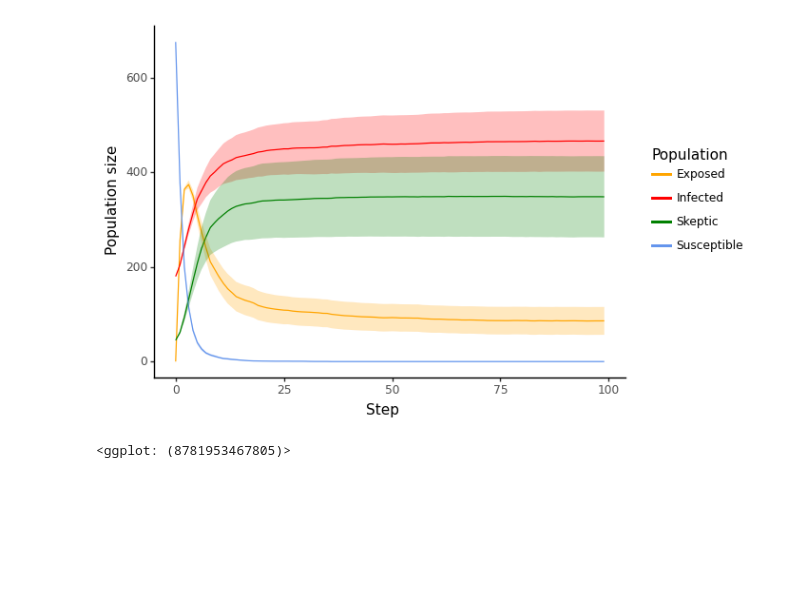
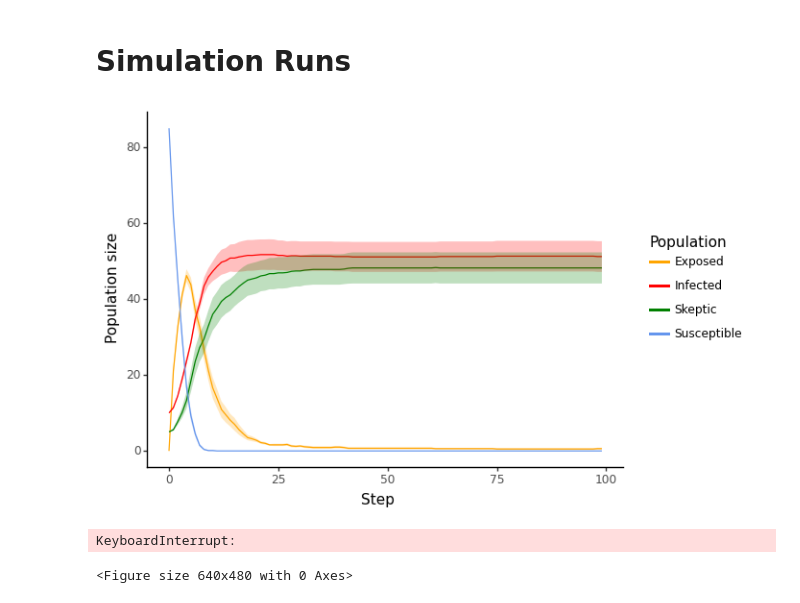
Before and after one commit to ChrisWitzany/opinion_network_model, a Jupyter notebook: main.ipynb, the cells around one changed output. Saved outputs shown, nothing was run; the diff lists cells and outputs as text; code cells hidden in the pictures; blank space fills up the shorter version.

```diff
--- a/main.ipynb
+++ b/main.ipynb
@@ -108,7 +129,7 @@ def sum_agents(model, state_labels):
 
 def run_replicates(new_model, state_labels, n_replicates, n_steps):
 
-    for i in tqdm(range(n_replicates), desc="Run:"):
+    for i in tqdm(range(n_replicates), desc="Run"):
 
         #(re-)initiate model
         model = new_model()
@@ -145,5 +166,7 @@ def plot_trajectories(data, colors_ggplot):
     + p9.theme_classic()
     )
 
+    plot.draw(show=True)
+
     return plot
 # %%
@@ -159,13 +176,32 @@ def plot_trajectories(data, colors_ggplot):
+# %% [markdown]
+# Simulation Runs
 # %%
-dynamics, network = ModelType.SEIZM, NetworkType.WINDMILL
+def run(dynamics, network):
+    df = run_replicates(
+        lambda: create_model(dynamics, network),
+        state_labels=params[dynamics]['state_labels'],
+        n_replicates=10,
+        n_steps=100)
 
-df = run_replicates(
-    lambda: create_model(dynamics, network),
-    state_labels=params[dynamics]['state_labels'],
-    n_replicates=10,
-    n_steps=100)
-
-plot_trajectories(df, {label: color for label, color in params[dynamics]['state_labels']})
+    plot_trajectories(df, {label: color for label, color in params[dynamics]['state_labels']})
-# %% [output]
-[figure, removed]
-<ggplot: (8781953467805)>
+# %%
+dynamics, network = ModelType.SEIZM, NetworkType.GAUSSIAN_RANDOM_PARTITION  # by changing those two parameters you can set model dynamics and network topology
+for i in range(20):
+    params[dynamics]['model'] = SEIZMModel.Params(
+            initial_infected = 0.1,
+            initial_skeptics = 0.05,
+            prob_S_with_I = 0.1,
+            prob_S_with_Z = 0.1,
+            certainty_threshold = i/20,
+            influence_threshold = 0.3,
+            money_theshold = 0.3,
+            influence_increase = 0.1,
+            certainty_increase = 0.1,
+            neighbor_threshold = 0.8
+        )
+
+    run(dynamics, network)
+# %% [output]
+[figure, added]
+KeyboardInterrupt:
+<Figure size 640x480 with 0 Axes>
```
Also changed, not shown: parts of 11 cells of this notebook, 3 other files.
